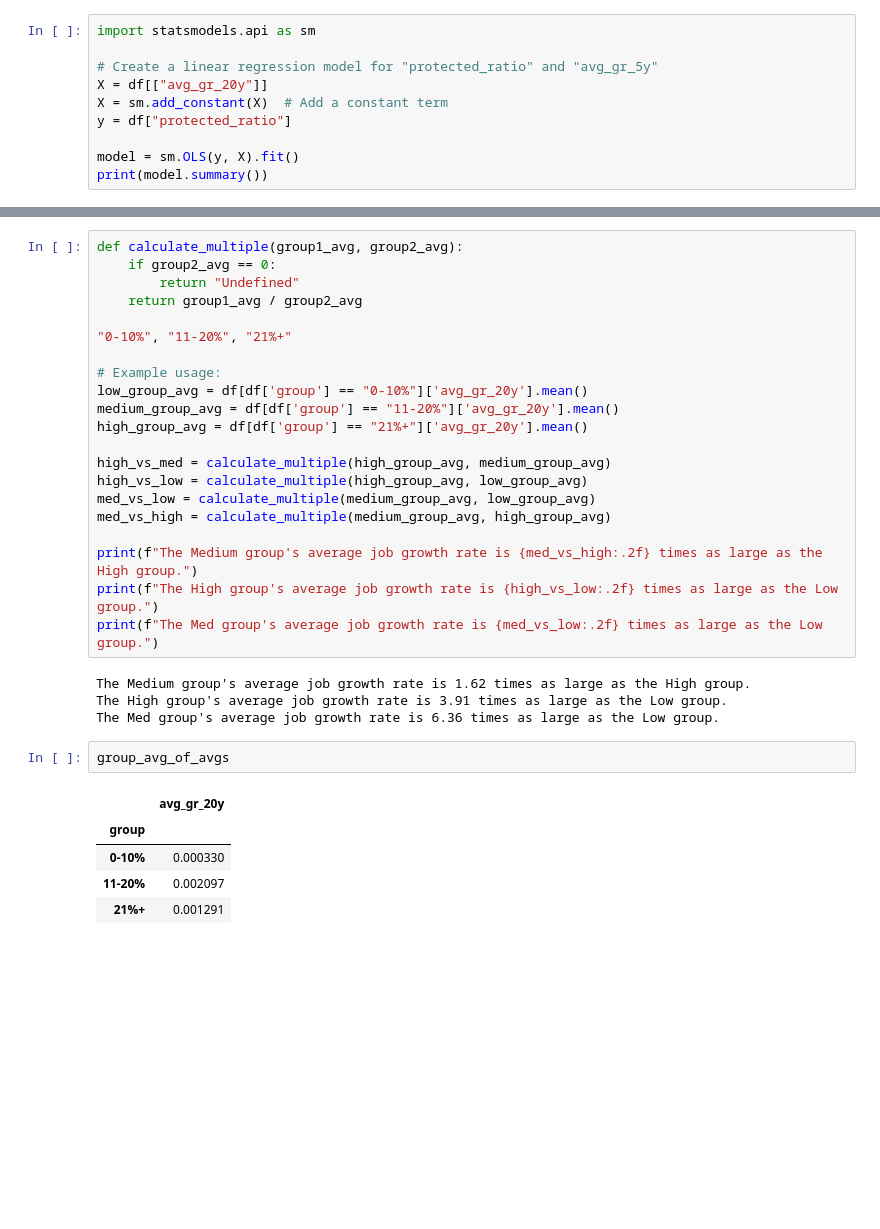
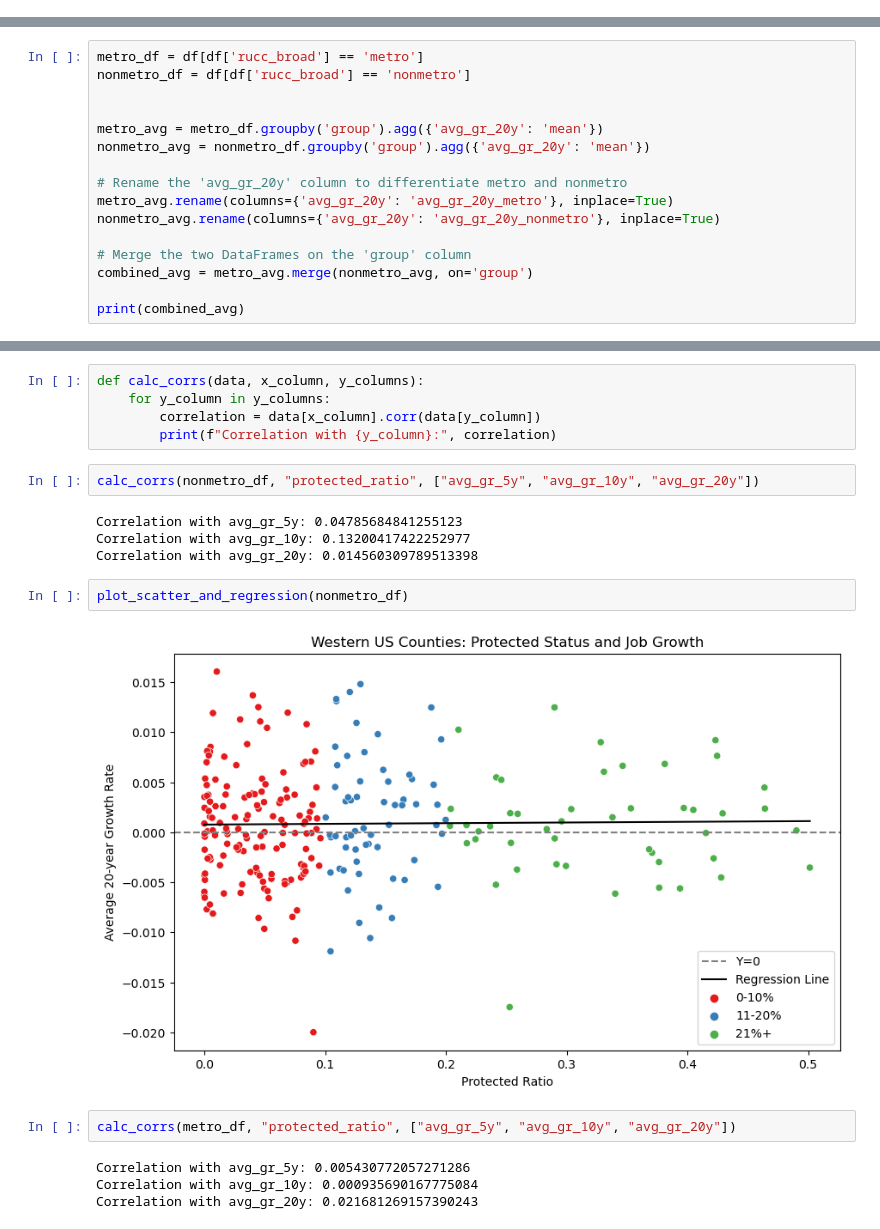
Before and after one commit to natebendermontana/western_protected_areas, a Jupyter notebook: 4_Analysis_trends.ipynb, the cells around one changed output, grey strips where cells are left out. Drawn from its saved outputs; the diff is of its cells as text; blank space fills up the shorter version.

```diff
--- a/4_Analysis_trends.ipynb
+++ b/4_Analysis_trends.ipynb
@@ -38,10 +98,0 @@ Correlation with avg_gr_20y: 0.0117692406790924
-# %%
-import statsmodels.api as sm
-
-# Create a linear regression model for "protected_ratio" and "avg_gr_5y"
-X = df[["avg_gr_20y"]]
-X = sm.add_constant(X)  # Add a constant term
-y = df["protected_ratio"]
-
-model = sm.OLS(y, X).fit()
-print(model.summary())
@@ -65,0 +99,16 @@ Notes:
+# %%
+metro_df = df[df['rucc_broad'] == 'metro']
+nonmetro_df = df[df['rucc_broad'] == 'nonmetro']
+
+
+metro_avg = metro_df.groupby('group').agg({'avg_gr_20y': 'mean'})
+nonmetro_avg = nonmetro_df.groupby('group').agg({'avg_gr_20y': 'mean'})
+
+# Rename the 'avg_gr_20y' column to differentiate metro and nonmetro
+metro_avg.rename(columns={'avg_gr_20y': 'avg_gr_20y_metro'}, inplace=True)
+nonmetro_avg.rename(columns={'avg_gr_20y': 'avg_gr_20y_nonmetro'}, inplace=True)
+
+# Merge the two DataFrames on the 'group' column
+combined_avg = metro_avg.merge(nonmetro_avg, on='group')
+
+print(combined_avg)
@@ -128,33 +213,21 @@ plt.show()
-# %%
-def calculate_multiple(group1_avg, group2_avg):
-    if group2_avg == 0:
-        return "Undefined"
-    return group1_avg / group2_avg
-
-"0-10%", "11-20%", "21%+"
-
-# Example usage:
-low_group_avg = df[df['group'] == "0-10%"]['avg_gr_20y'].mean()
-medium_group_avg = df[df['group'] == "11-20%"]['avg_gr_20y'].mean()
-high_group_avg = df[df['group'] == "21%+"]['avg_gr_20y'].mean()
-
-high_vs_med = calculate_multiple(high_group_avg, medium_group_avg)
-high_vs_low = calculate_multiple(high_group_avg, low_group_avg)
-med_vs_low = calculate_multiple(medium_group_avg, low_group_avg)
-med_vs_high = calculate_multiple(medium_group_avg, high_group_avg)
-
-print(f"The Medium group's average job growth rate is {med_vs_high:.2f} times as large as the High group.")
-print(f"The High group's average job growth rate is {high_vs_low:.2f} times as large as the Low group.")
-print(f"The Med group's average job growth rate is {med_vs_low:.2f} times as large as the Low group.")
-# %% [output]
-The Medium group's average job growth rate is 1.62 times as large as the High group.
-The High group's average job growth rate is 3.91 times as large as the Low group.
-The Med group's average job growth rate is 6.36 times as large as the Low group.
-# %%
-group_avg_of_avgs
-# %% [output]
-|  | avg_gr_20y |
-| group |  |
-| 0-10% | 0.000330 |
-| 11-20% | 0.002097 |
-| 21%+ | 0.001291 |
+# %%
+def calc_corrs(data, x_column, y_columns):
+    for y_column in y_columns:
+        correlation = data[x_column].corr(data[y_column])
+        print(f"Correlation with {y_column}:", correlation)
+# %%
+calc_corrs(nonmetro_df, "protected_ratio", ["avg_gr_5y", "avg_gr_10y", "avg_gr_20y"])
+# %% [output]
+Correlation with avg_gr_5y: 0.04785684841255123
+Correlation with avg_gr_10y: 0.13200417422252977
+Correlation with avg_gr_20y: 0.014560309789513398
+# %%
+plot_scatter_and_regression(nonmetro_df)
+# %% [output]
+[figure, added]
+# %%
+calc_corrs(metro_df, "protected_ratio", ["avg_gr_5y", "avg_gr_10y", "avg_gr_20y"])
+# %% [output]
+Correlation with avg_gr_5y: 0.005430772057271286
+Correlation with avg_gr_10y: 0.000935690167775084
+Correlation with avg_gr_20y: 0.021681269157390243
```
Also changed, not shown: parts of 26 cells of this notebook, 1 other file.
